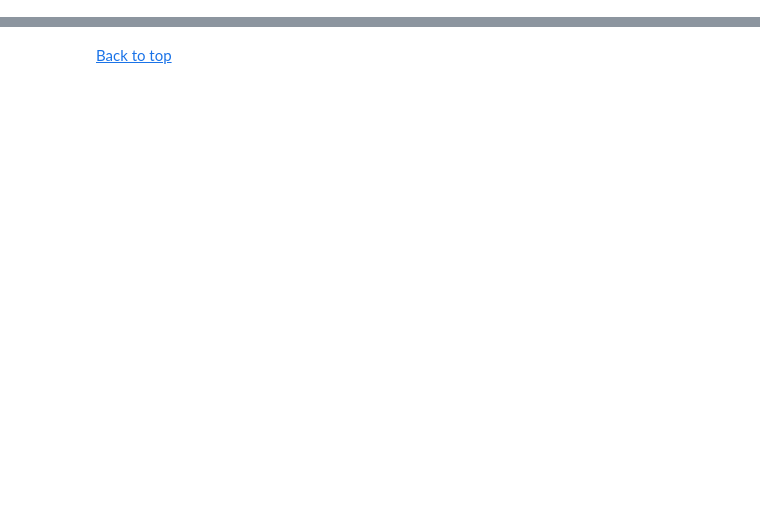
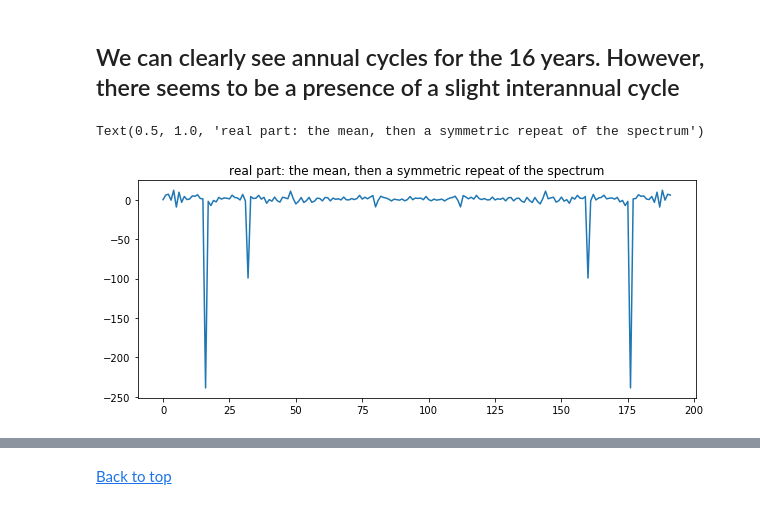
Before and after one commit to sisams/MPO624-2020, a Jupyter notebook: Course_Modules_Topics_Notebooks/2020 students modeling assignment/SisamSimplemodels_COVID_and_student_projects.ipynb, the cells around one changed output, grey strips where cells are left out. Drawn from its saved outputs; the diff is of its cells as text; code cells hidden in the pictures; blank space fills up the shorter version.

```diff
--- a/Course_Modules_Topics_Notebooks/2020 students modeling assignment/SisamSimplemodels_COVID_and_student_projects.ipynb
+++ b/Course_Modules_Topics_Notebooks/2020 students modeling assignment/SisamSimplemodels_COVID_and_student_projects.ipynb
@@ -129,0 +146,15 @@ Type:      function
+# %% [markdown]
+## We can clearly see annual cycles for the 16 years. However, there seems to be a presence of a slight interannual cycle ##
+# %%
+#power pecturm attempt
+
+T = C_glbmean; NT = len(T)
+Tp = T - T.mean()
+Tspec = np.fft.fft( Tp )
+
+fig,ax = plt.subplots(1,1,figsize=(10,4));
+ax.plot(Tspec.real)
+plt.title('real part: the mean, then a symmetric repeat of the spectrum')
+# %% [output]
+Text(0.5, 1.0, 'real part: the mean, then a symmetric repeat of the spectrum')
+[figure, added]
```
Also changed, not shown: parts of 95 cells of this notebook.
